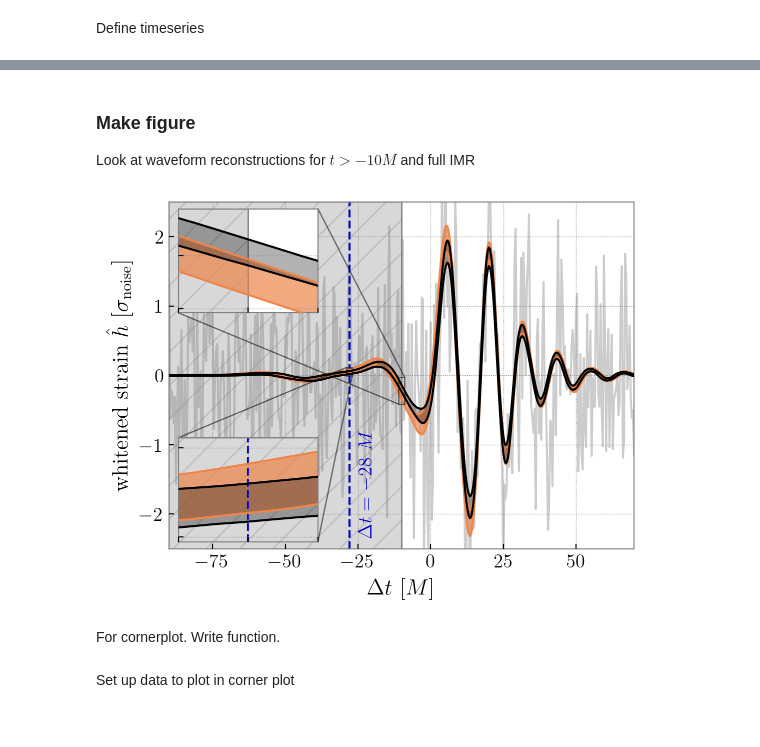
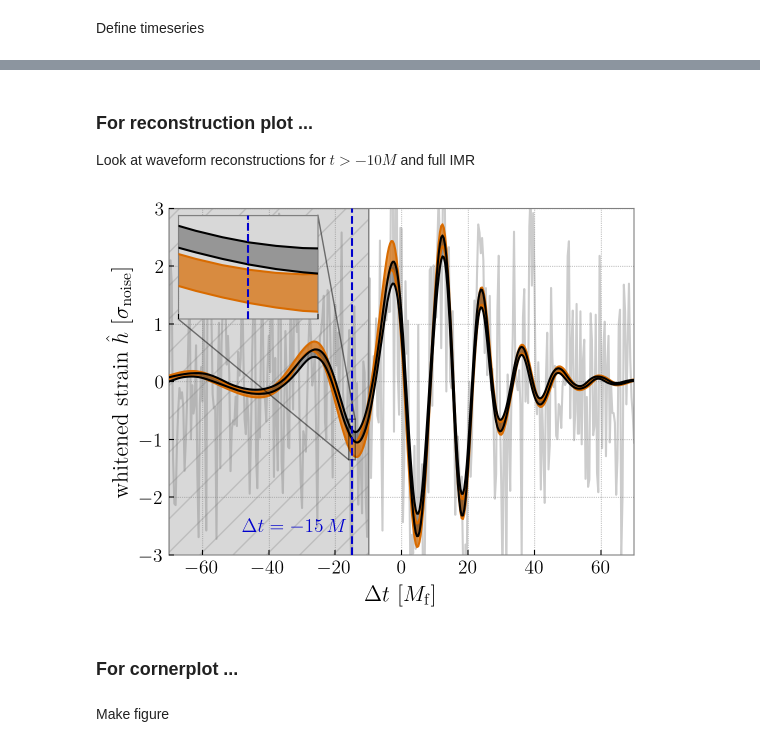
Before and after one commit to simonajmiller/gw190521-timedomain-release, a Jupyter notebook: figures/figure_02.ipynb, the cells around one changed output, grey strips where cells are left out. Cells and saved outputs as stored; diff of their text form; code cells hidden in the pictures.

Commit message:
update all figures 01 - 07

```diff
--- a/figures/figure_02.ipynb
+++ b/figures/figure_02.ipynb
@@ -15,6 +15,10 @@ import matplotlib
 import matplotlib.pyplot as plt
 from matplotlib import style
 from matplotlib.lines import Line2D
+from matplotlib.ticker import AutoMinorLocator
+from matplotlib.colors import ListedColormap, LinearSegmentedColormap
+cmap = LinearSegmentedColormap.from_list("",['#CC79A7', '#D55E00', '#E69F00', '#0072B2'])
+
 from textwrap import wrap
 
 import seaborn as sns
@@ -130,19 +117,19 @@ plt.show()
 # %% [markdown]
-### Make figure
+### For reconstruction plot ...
 
 Look at waveform reconstructions for $t>-10M$ and full IMR
 # %%
 # Define some things for plotting
 colors_dict = {
-    'rd m10M':cp[1],
+    'rd m10M':cmap(0.4),
     'full':'k'
 }
-x_lims = [-90, 70]
 n_traces_to_plot = 1000
 
-T_CUT = -28 ## selected from plot above
-T2 = -10
+T_CUT = -15 ## selected from plot above
 # %%
+x_lims = [-70, 70]
+
 fig, axes = plt.subplots(1, 1)
 
 # inset axes
@@ -150,7 +137,6 @@ l = 0.3
 w = 0.3
 dx = 0.02
 axin = axes.inset_axes([dx, 1-dx-l, l, w])
-axin2 = axes.inset_axes([dx, dx, l, w])
 
 axes.set_rasterization_zorder(2)
 axin.set_rasterization_zorder(2)
@@ -159,79 +145,58 @@ axin.set_rasterization_zorder(2)
 axes.plot(reconstruction_times_M, L1_LVC_strain_wh, color='k', alpha=0.2, zorder=0)
 
 # Plot reconstructions
-for ax in [axes, axin, axin2]:
-
-    inset_lower_bound = 1
-    inset_upper_bound = 0
-
-    inset_lower_bound2 = 1
-    inset_upper_bound2 = 0
+for n, ax in enumerate([axes, axin]):
 
     for run in colors_dict.keys():
+
         reconstructions_wh = np.asarray(reconstruction_dict[run]['wh'])
 
+        # Get 50% credible region for whitened reconstructed stain
         quants = np.quantile(reconstructions_wh, [0.25, 0.75], axis=0)
         ax.plot(reconstruction_times_M, np.transpose(quants),
                   color=colors_dict[run],  alpha=1, zorder=3)
 
         alph = 0.7 if run=='rd m10M' else 0.3
         ax.fill_between(reconstruction_times_M, quants[0], y2=quants[1],
                           color=colors_dict[run], alpha=alph, zorder=2)
 
-        # for getting y bounds of inset
-        idx = np.argmin(np.abs(reconstruction_times_M - T_CUT))
-        h_max = max([quants[0][idx], quants[1][idx]])
-        h_min = max([quants[0][idx], quants[1][idx]])
-        if h_max > inset_upper_bound:
-            inset_upper_bound = h_max
-        if h_min < inset_lower_bound:
-            inset_lower_bound = h_min
 
-
-        # for getting y bounds of inset2
-        idx = np.argmin(np.abs(reconstruction_times_M - T2))
-        h_max = max([quants[0][idx], quants[1][idx]])
-        h_min = max([quants[0][idx], quants[1][idx]])
-        if h_max > inset_upper_bound2:
-            inset_upper_bound2 = h_max
-        if h_min < inset_lower_bound2:
-            inset_lower_bound2 = h_min
-
-
-    shading_kws = dict(hatch='/',  alpha=0.3, color='gray')
+    if n==0:
+        shading_kws = dict(hatch='/',  alpha=0.3, color='gray')
+    else:
+        shading_kws = dict(alpha=0.3, color='gray')
     ax.axvline(-10, color='gray', zorder=1, lw=1)
 
     # label the time at which to construct the posteriors
     c = 'mediumblue'
-    ax.axvline(T_CUT, color=c, ls='--')
+    ax.axvline(T_CUT, color=c, ls='--', zorder=5)
 
+    # shade out the
     ax.axvspan(x_lims[0], -10, **shading_kws, zorder=0)
 
-axes.text(T_CUT+3, -2.3, f'$\Delta t={{{T_CUT}}}~M$', color=c, fontsize=14, zorder=5, rotation=90)
-axes.set_xlabel(r'$\Delta t~[M]$', fontsize=16)
+axes.text(T_CUT-33, -2.6, f'$\Delta t={{{T_CUT}}}\,M$', color=c, fontsize=14, zorder=5)
+axes.set_xlabel(r'$\Delta t~[M_\mathrm{f}]$', fontsize=16)
 axes.set_ylabel(r'whitened strain $\hat h~[\sigma_\mathrm{noise}]$', fontsize=16)
 
 # Set full axes limits
 axes.set_xlim(*x_lims)
-axes.set_ylim(-2.5, 2.5)
+axes.set_ylim(-3, 3)
 
-# Format inset ages
-for t,a in zip([T_CUT, T2], [axin2, axin]):
-    a.set_xlim(t - 1, t + 1)
-    a.set_xticklabels([])
-    a.set_yticklabels([])
-
-axin2.set_ylim(inset_lower_bound-0.065, inset_upper_bound+0.03)
-axin.set_ylim(inset_lower_bound2-0.2, inset_upper_bound2-0.025)
+# Format inset
+axin.set_xlim(T_CUT - 1, T_CUT + 1)
+axin.set_xticklabels([])
+axin.set_yticklabels([])
+axin.set_ylim(-1.35, -0.65)
 
 axes.indicate_inset_zoom(axin, edgecolor="black")
-axes.indicate_inset_zoom(axin2, edgecolor="black")
+
+axin.set_yticks([])
 
 plt.savefig('figure_02a.pdf', bbox_inches='tight')
 plt.show()
 # %% [output]
-[figure, old version]
+[figure, new version]
 # %% [markdown]
-For cornerplot. Write function.
+### For cornerplot ...
 # %%
 def make_cornerPlot(keys, dict_to_plot, colors_dict, bounds_dict, labels_dict, savename, bins=30,
@@ -334,4 +314,4 @@ def make_cornerPlot(keys, dict_to_plot, colors_dict, bounds_dict, labels_dict, s
     plt.savefig(savename, bbox_inches='tight')
     plt.show()
 # %% [markdown]
-Set up data to plot in corner plot
+Make figure
```
Also changed, not shown: parts of 16 cells of this notebook, 21 other files.
